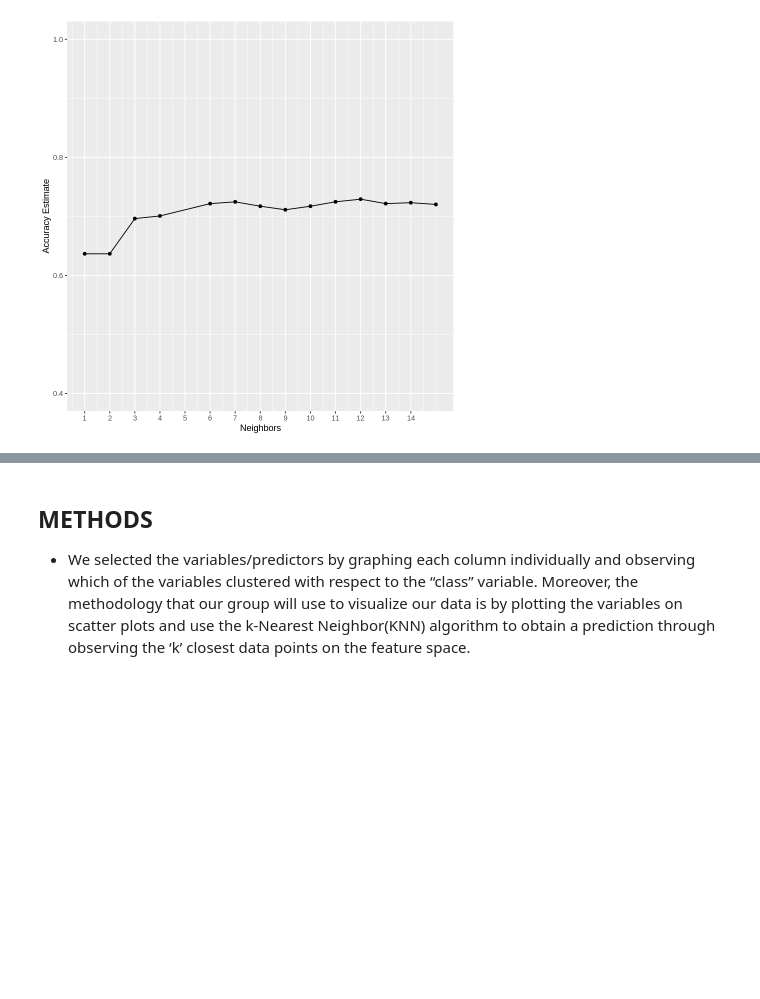
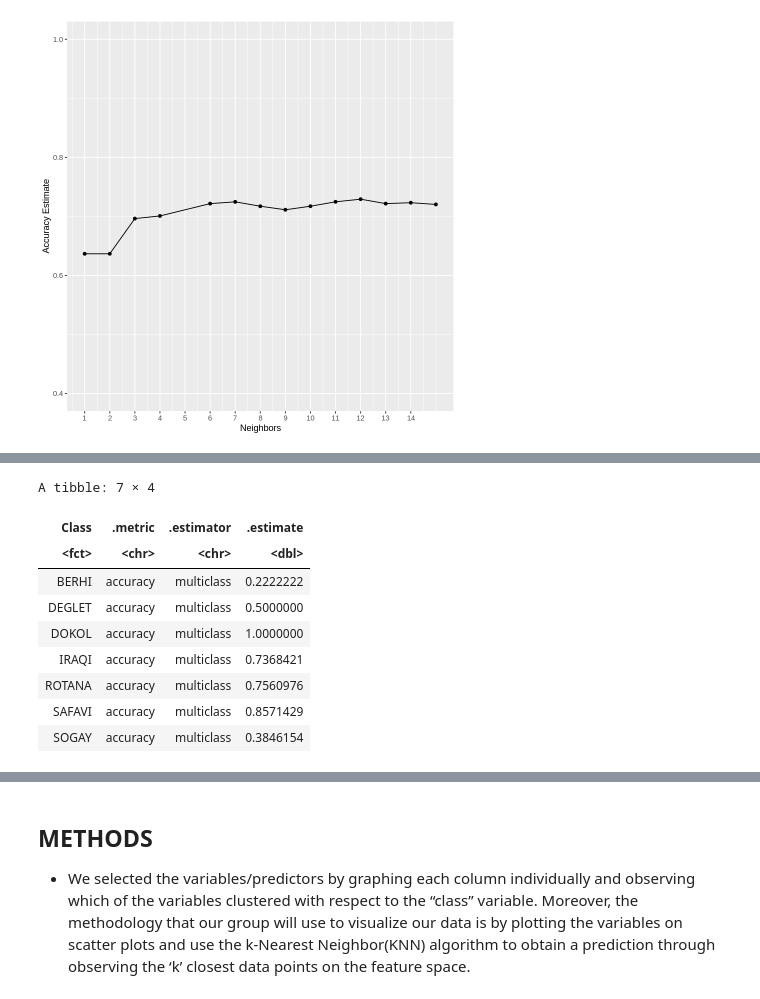
Before and after one commit to NikoSresh/dsci-100-2024-group-32, a Jupyter notebook: exploring_date_fruit_data.ipynb, the cells around one changed output, grey strips where cells are left out. Drawn from its saved outputs; the diff is of its cells as text; code cells hidden in the pictures; blank space fills up the shorter version.

```diff
--- a/exploring_date_fruit_data.ipynb
+++ b/exploring_date_fruit_data.ipynb
@@ -240,0 +305,21 @@ Choosing the value of k from the graph and then performing the prediction.
+# %%
+#Checking the accuracy for specific types of class
+set.seed(2020)
+
+date_fruit_prediction_accuracy <- date_fruit_test_predictions |>
+        group_by(Class) |>
+        metrics(truth = Class, estimate = .pred_class) |>
+        filter(.metric=="accuracy")
+
+date_fruit_prediction_accuracy
+# %% [output]
+A tibble: 7 × 4
+| Class | .metric | .estimator | .estimate |
+| <fct> | <chr> | <chr> | <dbl> |
+| BERHI | accuracy | multiclass | 0.2222222 |
+| DEGLET | accuracy | multiclass | 0.5000000 |
+| DOKOL | accuracy | multiclass | 1.0000000 |
+| IRAQI | accuracy | multiclass | 0.7368421 |
+| ROTANA | accuracy | multiclass | 0.7560976 |
+| SAFAVI | accuracy | multiclass | 0.8571429 |
+| SOGAY | accuracy | multiclass | 0.3846154 |
```
Also changed, not shown: parts of 5 cells of this notebook.
